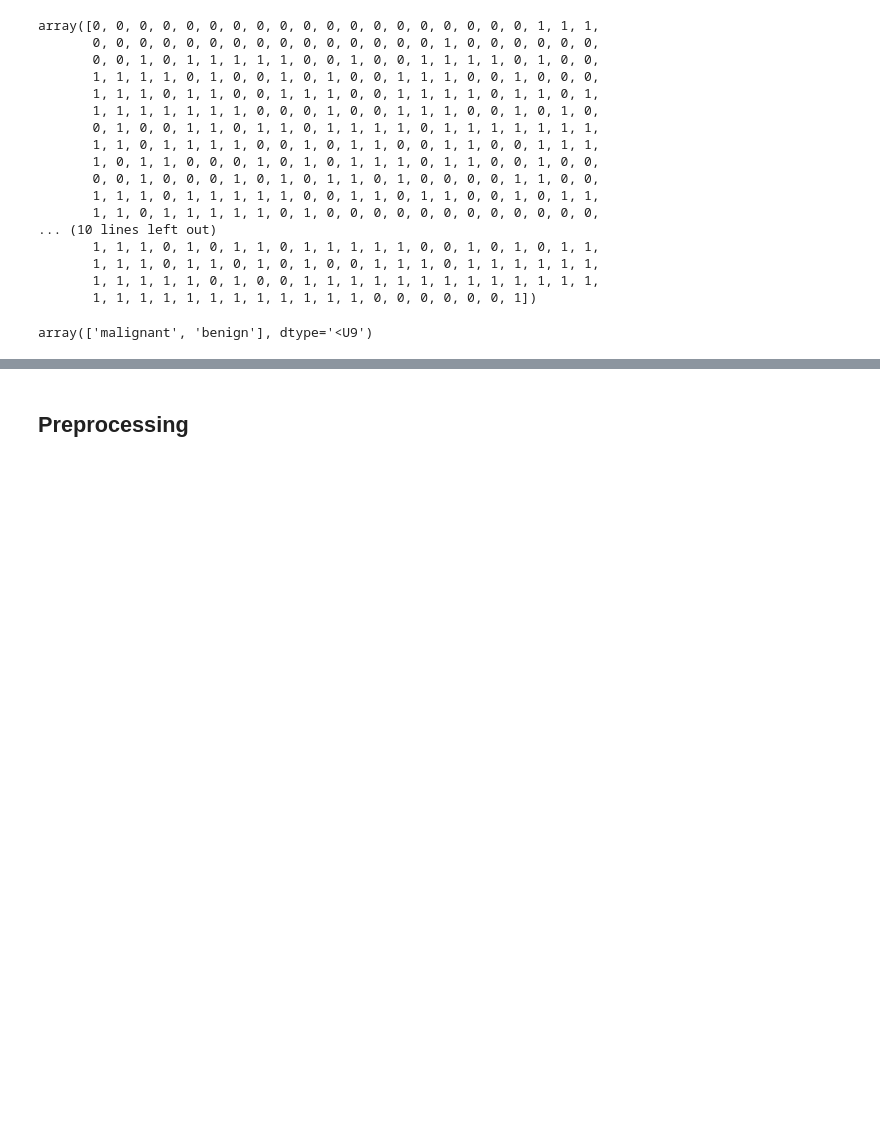
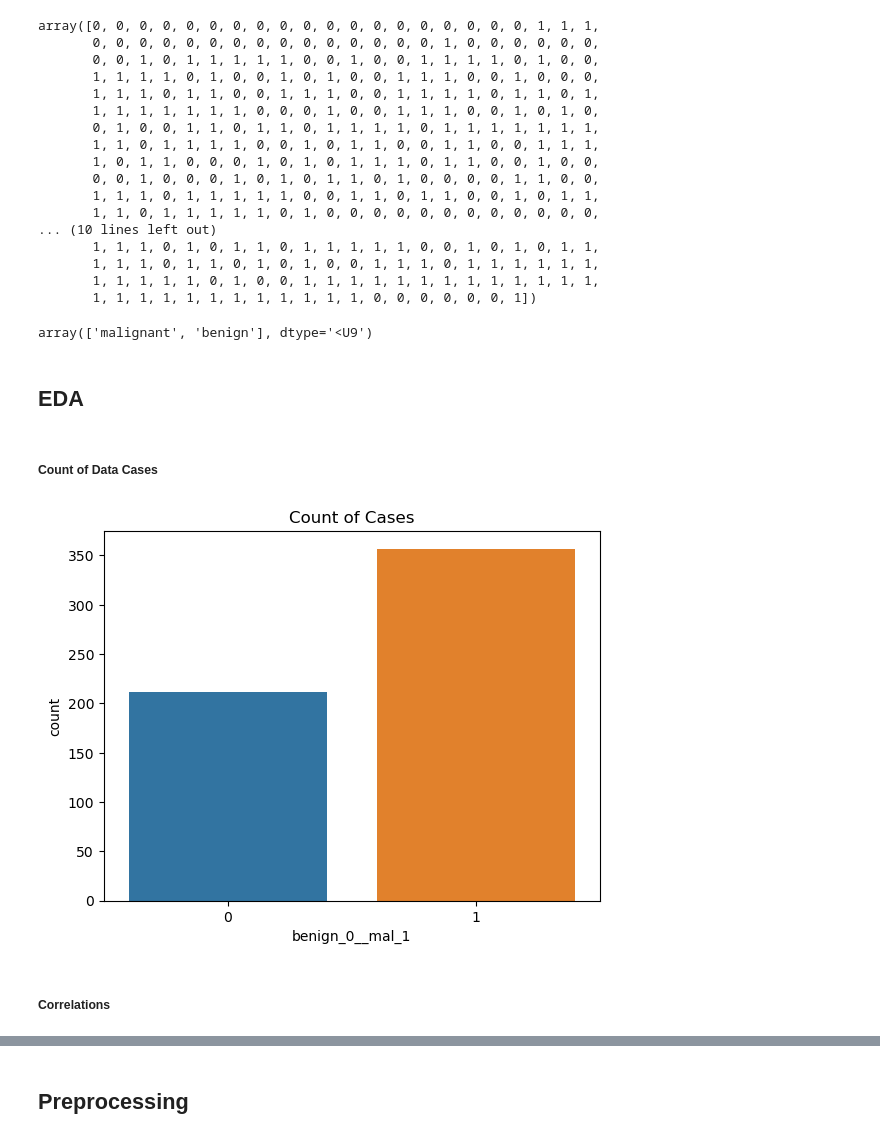
Before and after one commit to DaheeMATTANA/Python-Machine-Learning-Projects, a Jupyter notebook: Breast Cancer Prediction/Breast Cancer Prediction.ipynb, the cells around one changed output, grey strips where cells are left out. Cells and saved outputs as stored; diff of their text form; code cells hidden in the pictures; blank space fills up the shorter version.

```diff
--- a/Breast Cancer Prediction/Breast Cancer Prediction.ipynb
+++ b/Breast Cancer Prediction/Breast Cancer Prediction.ipynb
@@ -63,3 +63,19 @@ array([0, 0, 0, 0, 0, 0, 0, 0, 0, 0, 0, 0, 0, 0, 0, 0, 0, 0, 0, 1, 1, 1,
 cancer['target_names']
 # %% [output]
 array(['malignant', 'benign'], dtype='<U9')
+# %% [markdown]
+## EDA
+# %% [markdown]
+##### Count of Data Cases
+# %%
+target_df = pd.DataFrame(cancer['target'])
+target_df.columns = ['benign_0__mal_1']
+# %%
+sns.countplot(target_df, x = 'benign_0__mal_1')
+
+plt.title('Count of Cases')
+plt.show()
+# %% [output]
+[figure, added]
+# %% [markdown]
+##### Correlations
```
Also changed, not shown: parts of 40 cells of this notebook, 2 other files.
